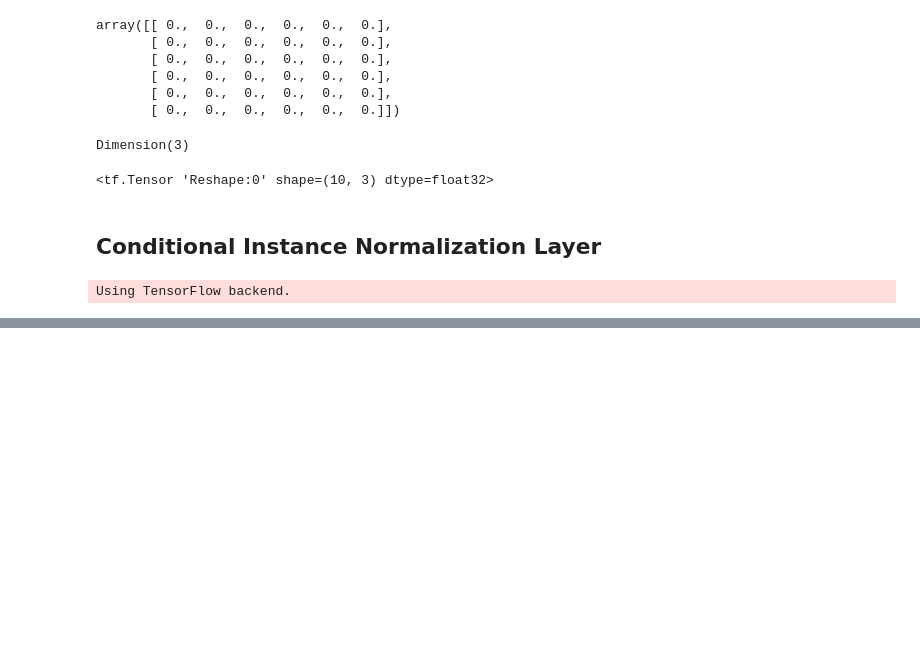
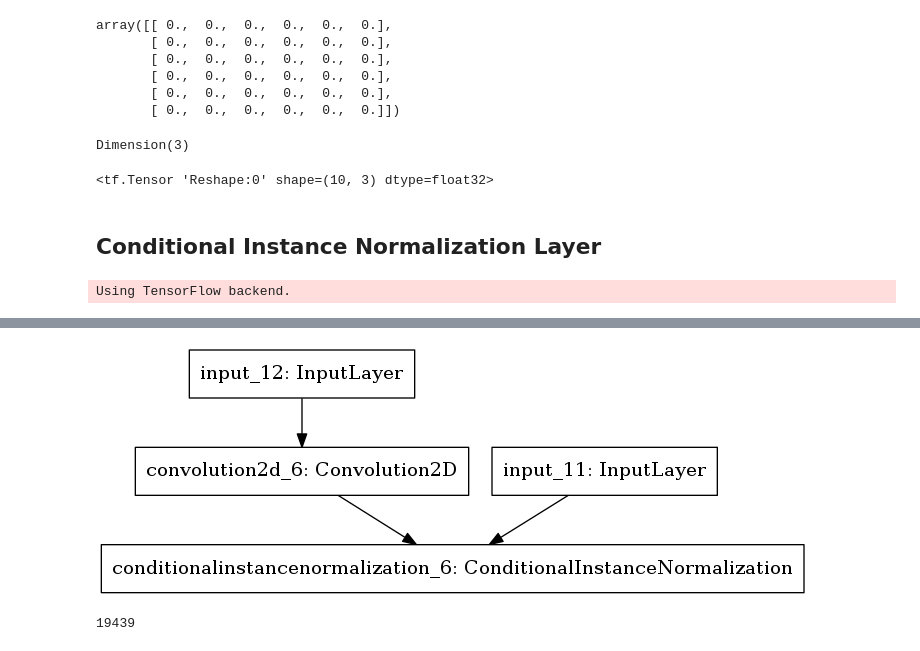
Before and after one commit to decodyng/moria, a Jupyter notebook: magenta_conditional_instance.ipynb, the cells around one changed output, grey strips where cells are left out. Drawn from its saved outputs; the diff is of its cells as text; code cells hidden in the pictures; blank space fills up the shorter version.

```diff
--- a/magenta_conditional_instance.ipynb
+++ b/magenta_conditional_instance.ipynb
@@ -368,0 +406,8 @@ x = ConditionalInstanceNormalization(num_categories=2)([x, labels])
+# %%
+Image('model_5_6.png')
+# %% [output]
+[figure, added]
+# %%
+len(arr_hr)
+# %% [output]
+19439
```
Also changed, not shown: parts of 34 cells of this notebook, 1 other file.
